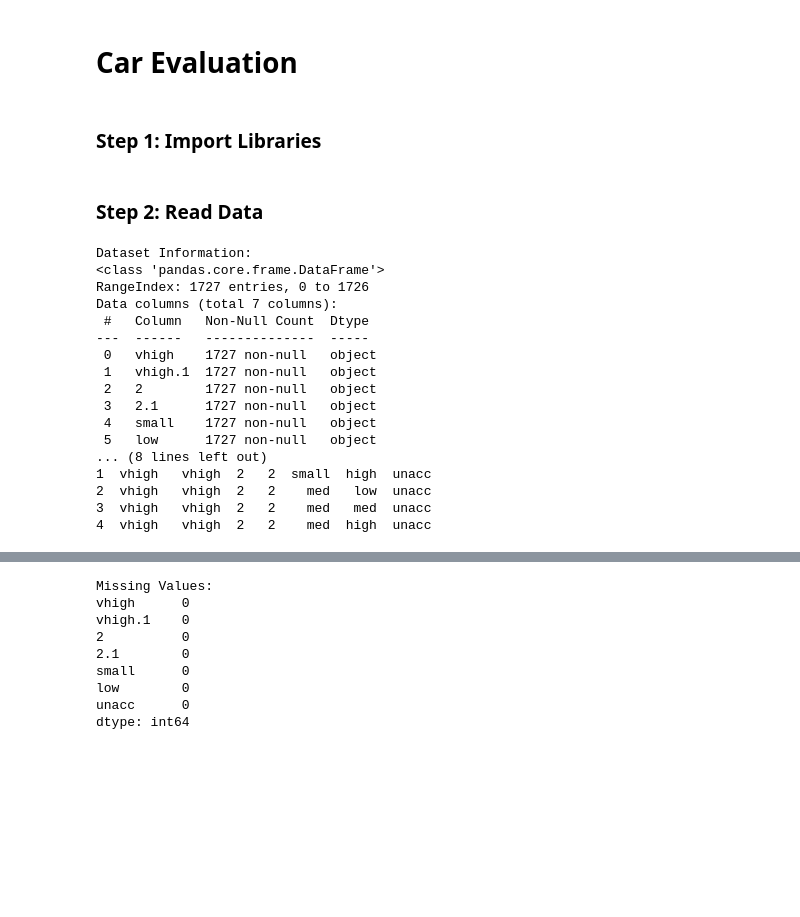
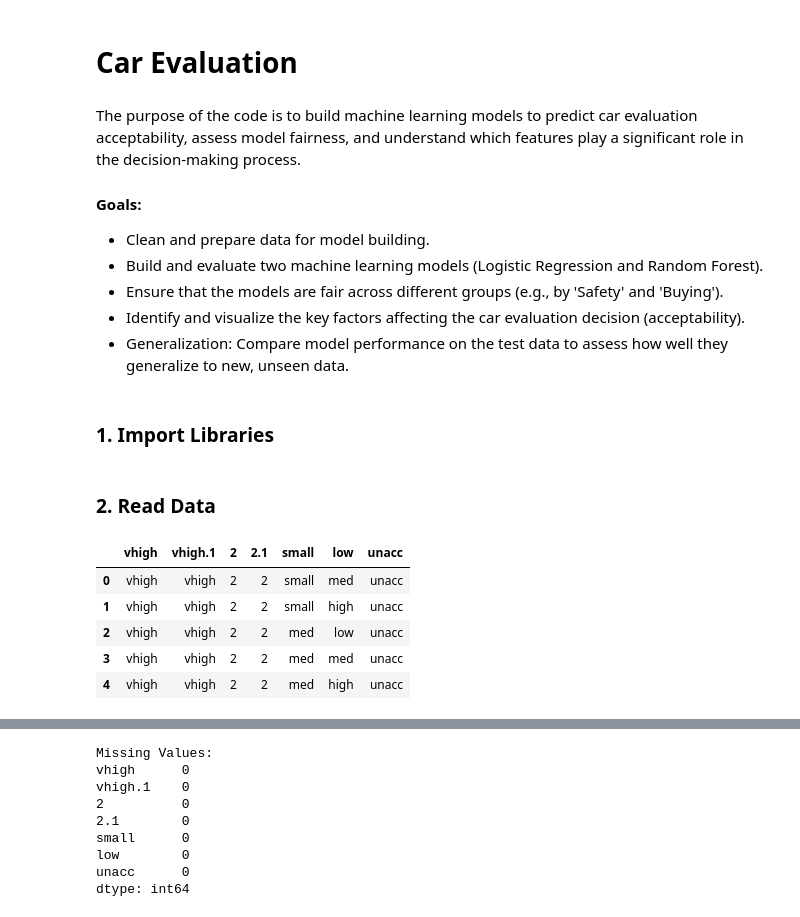
Before and after one commit to MiltonGreat/Car-Evaluation, a Jupyter notebook: Car Evaluation.ipynb, the cells around one changed output, grey strips where cells are left out. Saved outputs shown, nothing was run; the diff lists cells and outputs as text; code cells hidden in the pictures; blank space fills up the shorter version.

```diff
--- a/Car Evaluation.ipynb
+++ b/Car Evaluation.ipynb
@@ -1,7 +1,16 @@
 # %% [markdown]
 # Car Evaluation
+# %% [markdown]
+The purpose of the code is to build machine learning models to predict car evaluation acceptability, assess model fairness, and understand which features play a significant role in the decision-making process.
+
+#### Goals:
+- Clean and prepare data for model building.
+- Build and evaluate two machine learning models (Logistic Regression and Random Forest).
+- Ensure that the models are fair across different groups (e.g., by 'Safety' and 'Buying').
+- Identify and visualize the key factors affecting the car evaluation decision (acceptability).
+- Generalization: Compare model performance on the test data to assess how well they generalize to new, unseen data.
 # %% [markdown]
-### Step 1: Import Libraries
+### 1. Import Libraries
 # %%
 import pandas as pd
 from sklearn.model_selection import train_test_split
@@ -15,32 +23,16 @@ import joblib
 # %% [markdown]
-### Step 2: Read Data
+### 2. Read Data
 # %%
 # Load the dataset
 file_path = 'Car Evaluation.zip'
 
 # Read the CSV file inside the zip
 df = pd.read_csv(file_path)
-
-# Display basic information and inspect the dataset
-print("Dataset Information:")
-print(df.info())
-print("\nFirst few rows of the dataset:")
-print(df.head())
+df.head()
 # %% [output]
-Dataset Information:
-<class 'pandas.core.frame.DataFrame'>
-RangeIndex: 1727 entries, 0 to 1726
-Data columns (total 7 columns):
- #   Column   Non-Null Count  Dtype
----  ------   --------------  -----
- 0   vhigh    1727 non-null   object
- 1   vhigh.1  1727 non-null   object
- 2   2        1727 non-null   object
- 3   2.1      1727 non-null   object
- 4   small    1727 non-null   object
- 5   low      1727 non-null   object
-... (8 lines left out)
-1  vhigh   vhigh  2   2  small  high  unacc
-2  vhigh   vhigh  2   2    med   low  unacc
-3  vhigh   vhigh  2   2    med   med  unacc
-4  vhigh   vhigh  2   2    med  high  unacc
+|  | vhigh | vhigh.1 | 2 | 2.1 | small | low | unacc |
+| 0 | vhigh | vhigh | 2 | 2 | small | med | unacc |
+| 1 | vhigh | vhigh | 2 | 2 | small | high | unacc |
+| 2 | vhigh | vhigh | 2 | 2 | med | low | unacc |
+| 3 | vhigh | vhigh | 2 | 2 | med | med | unacc |
+| 4 | vhigh | vhigh | 2 | 2 | med | high | unacc |
```
Also changed, not shown: parts of 44 cells of this notebook.
